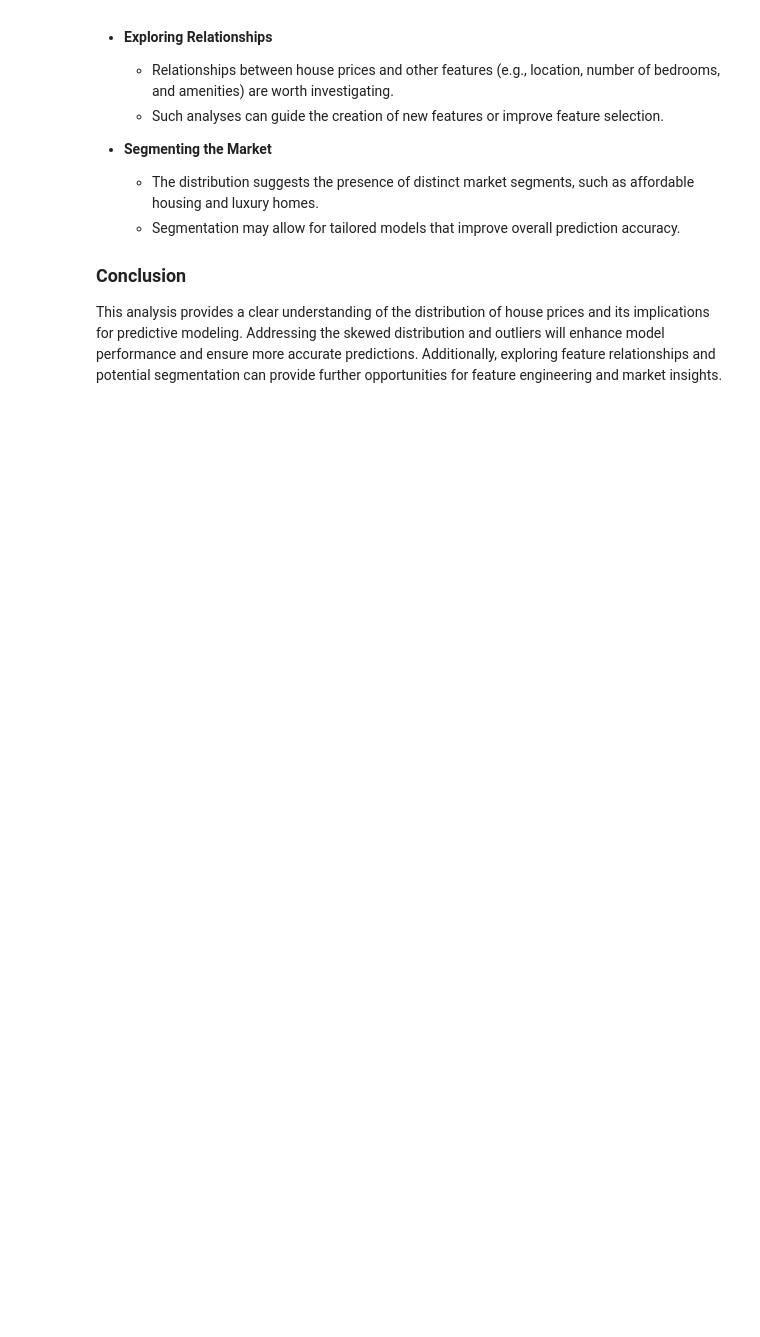
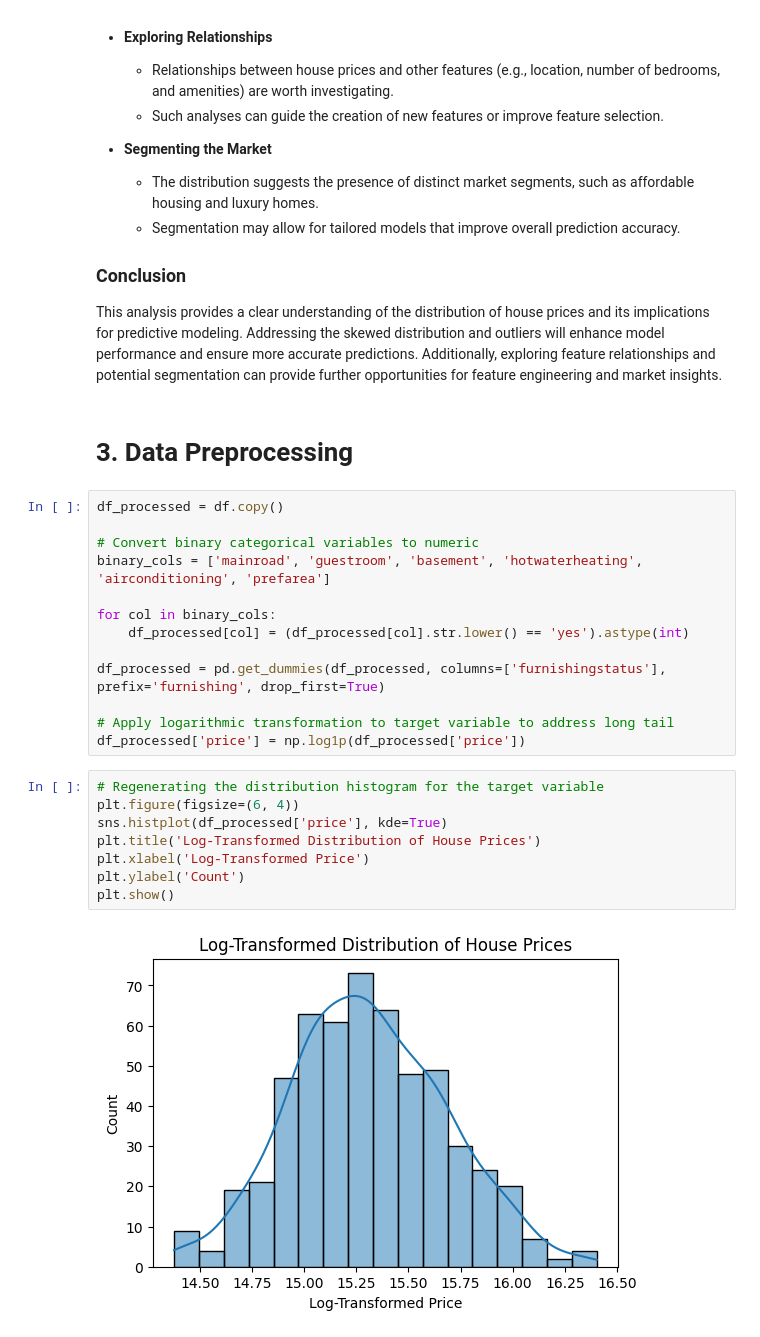
Before and after one commit to EfomahFidelis/Housing-Price-Prediction, a Jupyter notebook: housing_price_prediction.ipynb, the cells around one changed output. Drawn from its saved outputs; the diff is of its cells as text; blank space fills up the shorter version.

Commit message:
Data Preprocessin: Apply logarithmic transformation to target variable to address long tail

```diff
--- a/housing_price_prediction.ipynb
+++ b/housing_price_prediction.ipynb
@@ -224,3 +224,28 @@ plt.show()
 
 ### **Conclusion**
 This analysis provides a clear understanding of the distribution of house prices and its implications for predictive modeling. Addressing the skewed distribution and outliers will enhance model performance and ensure more accurate predictions. Additionally, exploring feature relationships and potential segmentation can provide further opportunities for feature engineering and market insights.
+# %% [markdown]
+# 3. Data Preprocessing
+# %%
+df_processed = df.copy()
+
+# Convert binary categorical variables to numeric
+binary_cols = ['mainroad', 'guestroom', 'basement', 'hotwaterheating', 'airconditioning', 'prefarea']
+
+for col in binary_cols:
+    df_processed[col] = (df_processed[col].str.lower() == 'yes').astype(int)
+
+df_processed = pd.get_dummies(df_processed, columns=['furnishingstatus'], prefix='furnishing', drop_first=True)
+
+# Apply logarithmic transformation to target variable to address long tail
+df_processed['price'] = np.log1p(df_processed['price'])
+# %%
+# Regenerating the distribution histogram for the target variable
+plt.figure(figsize=(6, 4))
+sns.histplot(df_processed['price'], kde=True)
+plt.title('Log-Transformed Distribution of House Prices')
+plt.xlabel('Log-Transformed Price')
+plt.ylabel('Count')
+plt.show()
+# %% [output]
+[figure, added]
```
